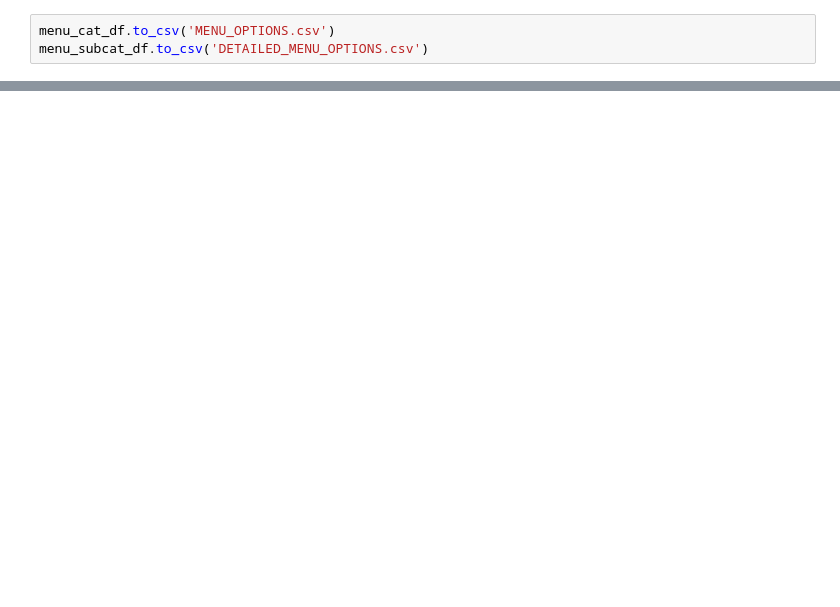
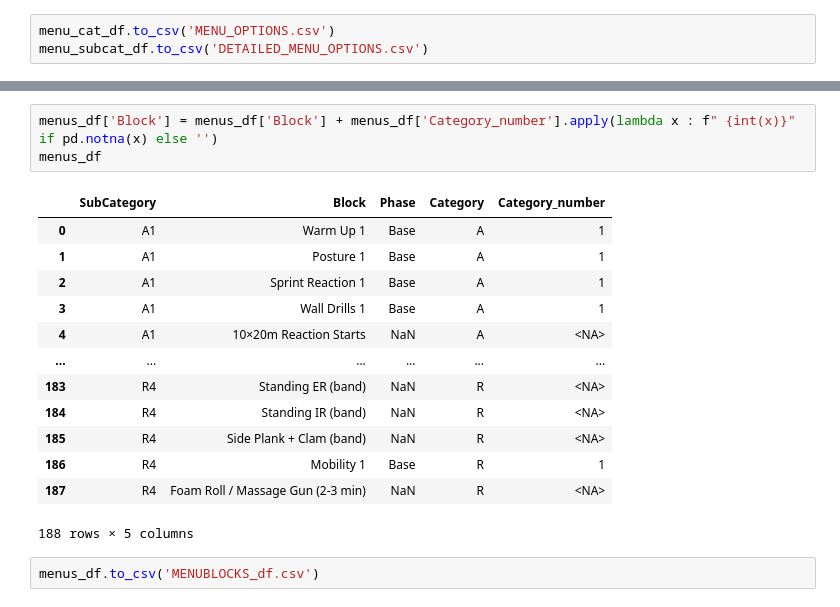
Before and after one commit to hfn13/MoKnowsLife, a Jupyter notebook: MoKnowsLife.ipynb, the cells around one changed output, grey strips where cells are left out. Saved outputs shown, nothing was run; the diff lists cells and outputs as text; blank space fills up the shorter version.

```diff
--- a/MoKnowsLife.ipynb
+++ b/MoKnowsLife.ipynb
@@ -532,0 +765,19 @@ menu_cat_df
+# %%
+menus_df['Block'] = menus_df['Block'] + menus_df['Category_number'].apply(lambda x : f" {int(x)}" if pd.notna(x) else '')
+menus_df
+# %% [output]
+|  | SubCategory | Block | Phase | Category | Category_number |
+| 0 | A1 | Warm Up 1 | Base | A | 1 |
+| 1 | A1 | Posture 1 | Base | A | 1 |
+| 2 | A1 | Sprint Reaction 1 | Base | A | 1 |
+| 3 | A1 | Wall Drills 1 | Base | A | 1 |
+| 4 | A1 | 10×20m Reaction Starts | NaN | A | <NA> |
+| ... | ... | ... | ... | ... | ... |
+| 183 | R4 | Standing ER (band) | NaN | R | <NA> |
+| 184 | R4 | Standing IR (band) | NaN | R | <NA> |
+| 185 | R4 | Side Plank + Clam (band) | NaN | R | <NA> |
+| 186 | R4 | Mobility 1 | Base | R | 1 |
+| 187 | R4 | Foam Roll / Massage Gun (2-3 min) | NaN | R | <NA> |
+188 rows × 5 columns
+# %%
+menus_df.to_csv('MENUBLOCKS_df.csv')
```
Also changed, not shown: parts of 19 cells of this notebook, 29 other files.
